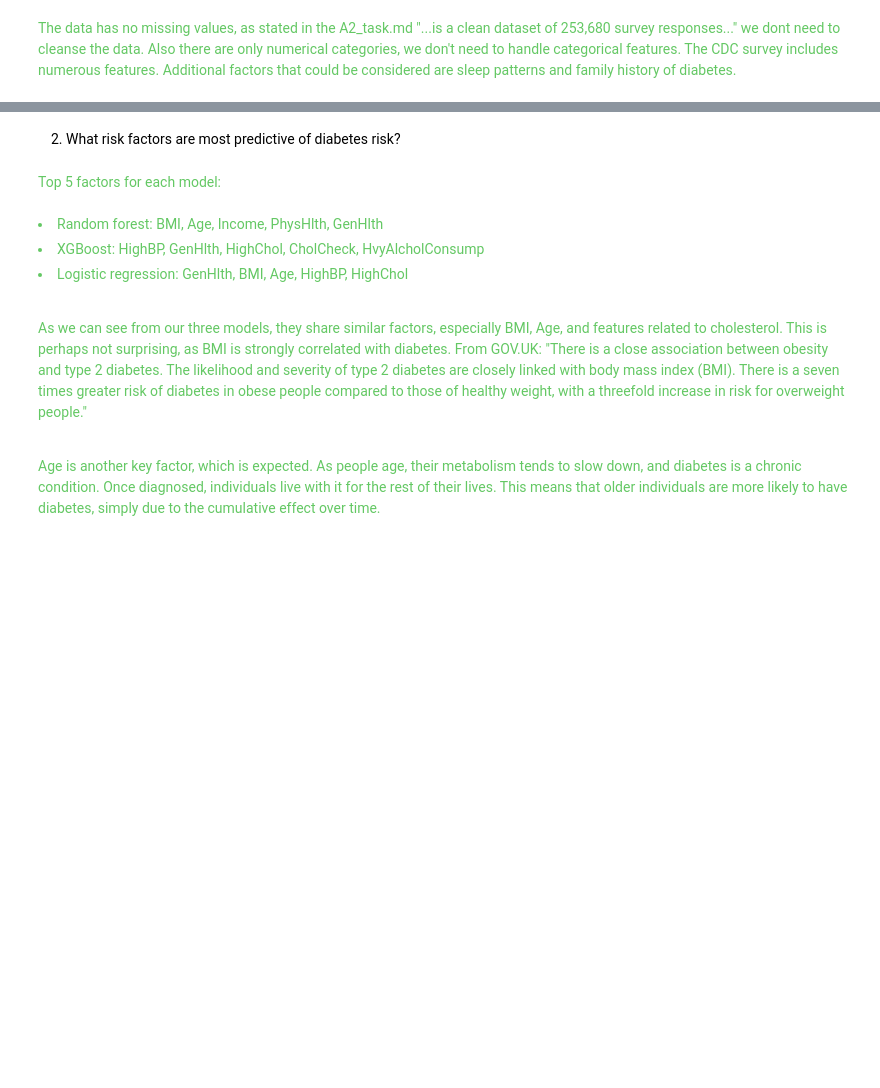
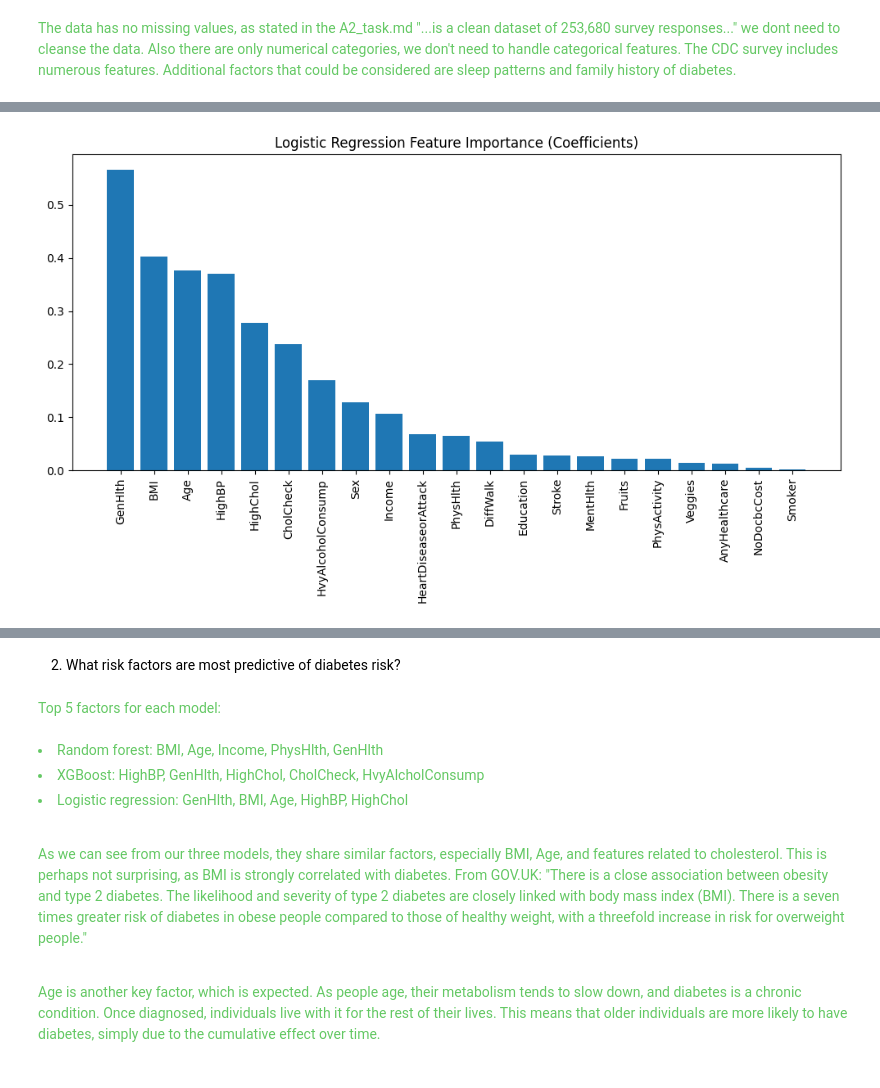
Before and after one commit to VegardMytting/IE500618-Machine-Learning, a Jupyter notebook: Assignment 2 - Diabetes Classification/A2.ipynb, the cells around one changed output, grey strips where cells are left out. Saved outputs shown, nothing was run; the diff lists cells and outputs as text; code cells hidden in the pictures; blank space fills up the shorter version.

```diff
--- a/Assignment 2 - Diabetes Classification/A2.ipynb
+++ b/Assignment 2 - Diabetes Classification/A2.ipynb
@@ -144,0 +114,14 @@ plt.show()
+# %%
+rf = RandomForestClassifier(n_estimators=100, random_state=42, n_jobs=-1)
+
+rf.fit(x_train, y_train)
+
+rf_pred = rf.predict(x_test)
+
+print("Random Forest")
+print("\nConfusion Matrix:")
+print(confusion_matrix(y_test, rf_pred))
+print("\nClassification Report:")
+print(classification_report(y_test, rf_pred))
+print("\nROC-AUC Score:")
+print(roc_auc_score(y_test, rf.predict_proba(x_test)[:,1]))
@@ -144,0 +148,14 @@ plt.show()
+# %%
+xgb = XGBClassifier(eval_metric='mlogloss', random_state=42)
+
+xgb.fit(x_train, y_train)
+
+xgb_pred = xgb.predict(x_test)
+
+print("XGBoost")
+print("\nConfusion Matrix:")
+print(confusion_matrix(y_test, xgb_pred))
+print("\nClassification Report:")
+print(classification_report(y_test, xgb_pred))
+print("\nROC-AUC Score:")
+print(roc_auc_score(y_test, xgb.predict_proba(x_test)[:,1]))
@@ -144,0 +182,12 @@ plt.show()
+# %%
+importances_log_reg = np.abs(log_reg.coef_[0])
+indices_log_reg = np.argsort(importances_log_reg)[::-1]
+
+plt.figure(figsize=(10,6))
+plt.title('Logistic Regression Feature Importance (Coefficients)')
+plt.bar(range(x_train.shape[1]), importances_log_reg[indices_log_reg], align='center')
+plt.xticks(range(x_train.shape[1]), x.columns[indices_log_reg], rotation=90)
+plt.tight_layout()
+plt.show()
+# %% [output]
+[figure, added]
```
Also changed, not shown: parts of 20 cells of this notebook.
